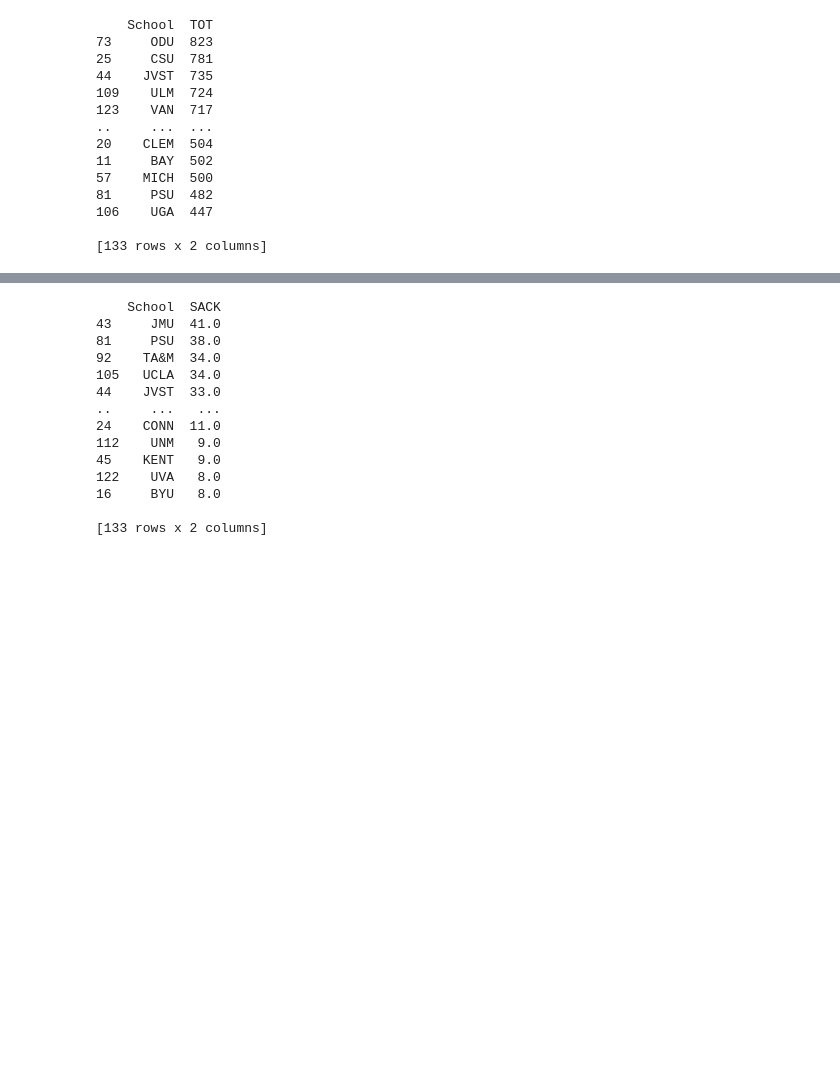
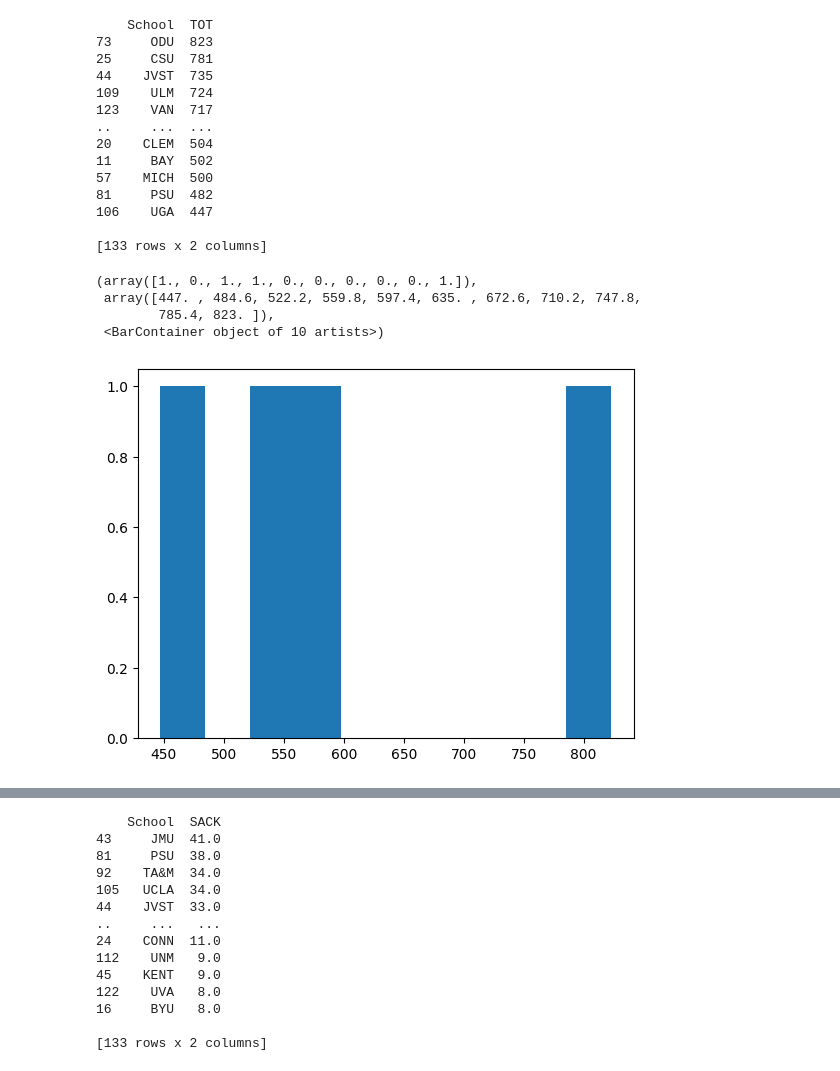
Before and after one commit to Kaireega/ESPN-WebScraping, a Jupyter notebook: ESPN.football.ipynb, the cells around one changed output, grey strips where cells are left out. Drawn from its saved outputs; the diff is of its cells as text; code cells hidden in the pictures; blank space fills up the shorter version.

```diff
--- a/ESPN.football.ipynb
+++ b/ESPN.football.ipynb
@@ -87,3 +91,14 @@ print(school_tot_totals)
 106    UGA  447
 
 [133 rows x 2 columns]
+# %%
+
+
+# Display the plot
+plt.hist(school_tot_totals['TOT'])
+# %% [output]
+(array([1., 0., 1., 1., 0., 0., 0., 0., 0., 1.]),
+ array([447. , 484.6, 522.2, 559.8, 597.4, 635. , 672.6, 710.2, 747.8,
+        785.4, 823. ]),
+ <BarContainer object of 10 artists>)
+[figure, added]
```
Also changed, not shown: parts of 8 cells of this notebook.
